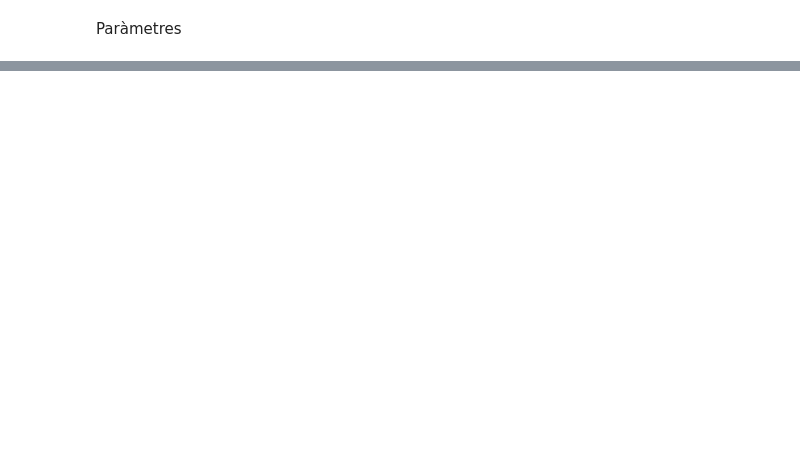
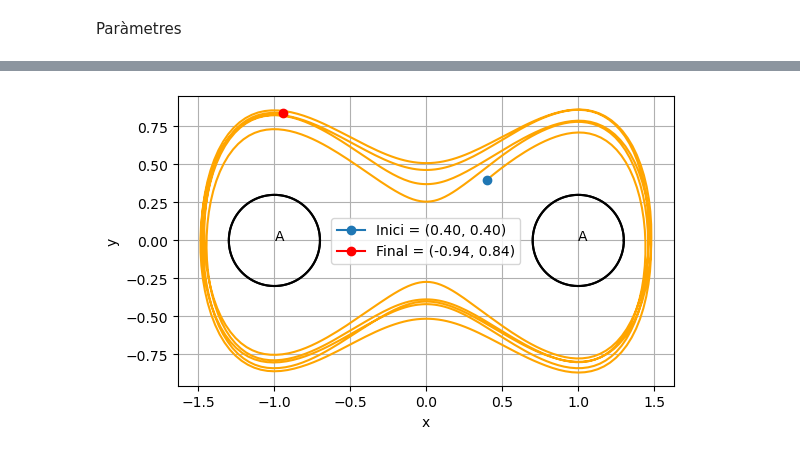
Before and after one commit to victor-lopz/spectral-clustering, a Jupyter notebook: edo_amb_soroll.ipynb, the cells around one changed output, grey strips where cells are left out. Drawn from its saved outputs; the diff is of its cells as text; code cells hidden in the pictures; blank space fills up the shorter version.

Commit message:
generate initial conditions and plot region

```diff
--- a/edo_amb_soroll.ipynb
+++ b/edo_amb_soroll.ipynb
@@ -12,7 +13,7 @@ a partir de trajectòries del sistema dinàmic donat
 pel següent sistema d'EDOs, on $f(t)=sin(t)$.
 $$x'=y + \epsilon f(t)$$ $$y'=x-x^3$$
 # %%
-def edo(t, z, epsilon=0.05, funcio_soroll=np.sin):
+def edo_duffing_soroll(t, z, epsilon=0.05, funcio_soroll=np.sin):
     """Paràmetres:
         t: temps
         z: posició al pla R^2
@@ -55,34 +52,37 @@ def pertany_a_la_regio_B(x: float, y: float) -> bool: # Punt fix dret = (1,0)
-# %%
-
-def grafica_circumferencia(centre: Tuple[float, float], radi: float,
-                           nom_regio:str, resolucio: int = resolucio_estandard):
-    theta = np.linspace(0, 2*np.pi, resolucio)
-    a, b = centre
-    xx = radi*np.cos(theta) + a
-    yy = radi*np.sin(theta)
-    plt.plot(xx, yy + b, 'black')
-    plt.plot(xx, - yy + b, 'black')
-    plt.annotate(nom_regio, centre)
-
-def grafica_regio_A():
-    grafica_circumferencia(centre_esquerre, radi, nom_regio='A')
-
-def grafica_regio_B():
-    grafica_circumferencia(centre_dret, radi, nom_regio='B')
+# %%
+def grafica_circumferencia(centre: Tuple[float, float],
+                           radi: float,
+                           nom_regio:str,
+                           resolucio: int = resolucio_grafica):
+    theta = np.linspace(0, 2*np.pi, resolucio)
+    a, b = centre
+    xx = radi*np.cos(theta) + a
+    yy = radi*np.sin(theta)
+    plt.plot(xx, yy + b, 'black')
+    plt.plot(xx, - yy + b, 'black')
+    plt.annotate(nom_regio, centre)
+
+def grafica_regio_A():
+    nom_regio='A'
+    grafica_circumferencia(centre_esquerre, radi, nom_regio)
+    grafica_circumferencia(centre_dret, radi, nom_regio)
 # %%
 def grafica_solucio(edo, t_span, t_valors, condicions_inicials, desa_pdf=False):
     grafica_regio_A()
-    grafica_regio_B()
     for ci in condicions_inicials:
         sol = solve_ivp(edo, t_span, ci, t_eval=t_valors)
         plt.plot(sol.y[0], sol.y[1], color = 'orange')
-        inici_string = f'Inici = ({ci[0]:.2f},{ci[1]:.2f})'
+        inici_string = f'Inici = ({ci[0]:.2f}, {ci[1]:.2f})'
         plt.plot(ci[0], ci[1], '-o', label = inici_string)
         final = (sol.y[0][-1], sol.y[1][-1]) #Posició final
-        final_string = f'Final = ({final[0]:.2f},{final[1]:.2f})'
+        final_string = f'Final = ({final[0]:.2f}, {final[1]:.2f})'
         plt.plot(final[0], final[1], '-o', color = 'red', label = final_string)
     plt.xlabel('x'); plt.ylabel('y'); plt.legend(); plt.grid()
     plt.gca().set_aspect('equal')
     if desa_pdf:
         plt.savefig('edo.pdf')
     plt.show()
+# %%
+grafica_solucio(edo_duffing_soroll, t_span, t_valors, condicions_inicials=[[0.4, 0.4]])
+# %% [output]
+[figure, added]
```
Also changed, not shown: parts of 15 cells of this notebook.
